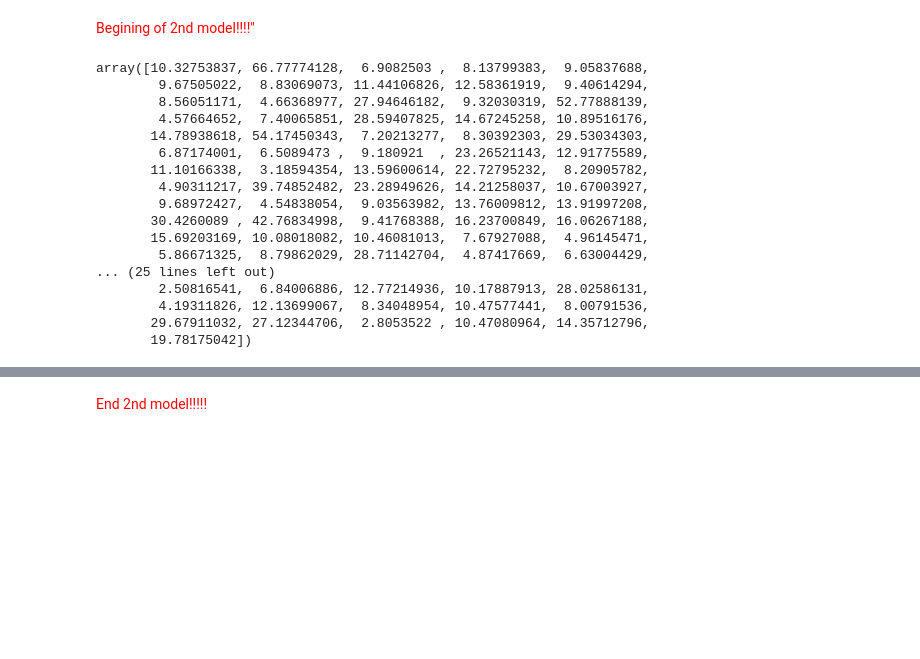
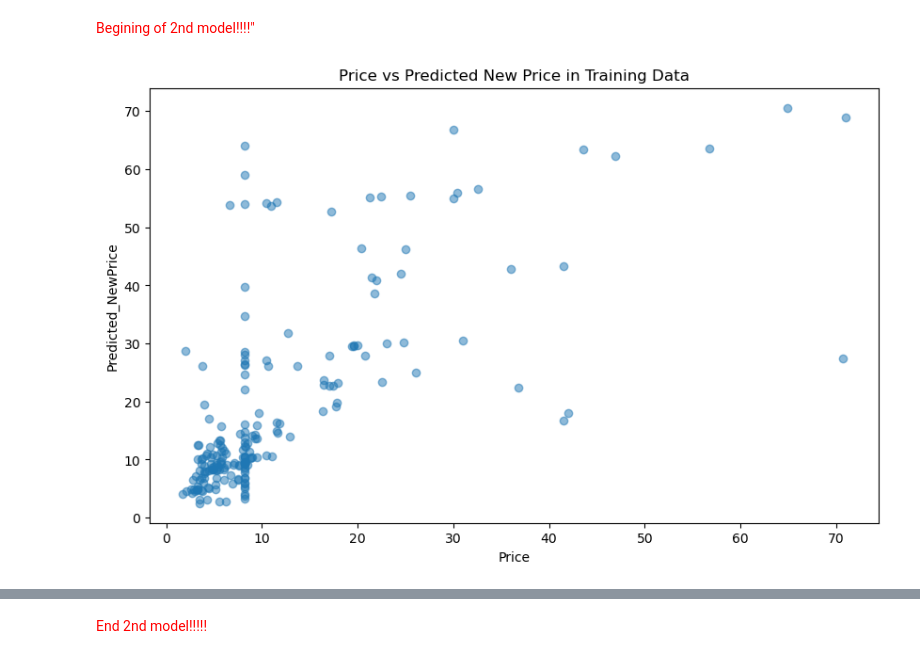
Before and after one commit to RasimBa/Used_Cars_Kaggle, a Jupyter notebook: Used_Cars_Kaggle.ipynb, the cells around one changed output, grey strips where cells are left out. Saved outputs shown, nothing was run; the diff lists cells and outputs as text; code cells hidden in the pictures; blank space fills up the shorter version.

```diff
--- a/Used_Cars_Kaggle.ipynb
+++ b/Used_Cars_Kaggle.ipynb
@@ -337,22 +335,14 @@ LR = LinearRegression().fit(X_train, y_train)
 # %%
 predictions2 = LR.predict(X_test)
 # %%
-predictions
+X_test['Predicted_NewPrice'] = predictions2
-# %% [output]
-array([10.32753837, 66.77774128,  6.9082503 ,  8.13799383,  9.05837688,
-        9.67505022,  8.83069073, 11.44106826, 12.58361919,  9.40614294,
-        8.56051171,  4.66368977, 27.94646182,  9.32030319, 52.77888139,
-        4.57664652,  7.40065851, 28.59407825, 14.67245258, 10.89516176,
-       14.78938618, 54.17450343,  7.20213277,  8.30392303, 29.53034303,
-        6.87174001,  6.5089473 ,  9.180921  , 23.26521143, 12.91775589,
-       11.10166338,  3.18594354, 13.59600614, 22.72795232,  8.20905782,
-        4.90311217, 39.74852482, 23.28949626, 14.21258037, 10.67003927,
-        9.68972427,  4.54838054,  9.03563982, 13.76009812, 13.91997208,
-       30.4260089 , 42.76834998,  9.41768388, 16.23700849, 16.06267188,
-       15.69203169, 10.08018082, 10.46081013,  7.67927088,  4.96145471,
-        5.86671325,  8.79862029, 28.71142704,  4.87417669,  6.63004429,
-... (25 lines left out)
-        2.50816541,  6.84006886, 12.77214936, 10.17887913, 28.02586131,
-        4.19311826, 12.13699067,  8.34048954, 10.47577441,  8.00791536,
-       29.67911032, 27.12344706,  2.8053522 , 10.47080964, 14.35712796,
-       19.78175042])
+# %%
+# Step 1: Visualize 'Price' vs 'New_Price' in training data
+plt.figure(figsize=(10, 6))
+plt.scatter(X_test['Price'], X_test['Predicted_NewPrice'], alpha=0.5)
+plt.xlabel('Price')
+plt.ylabel('Predicted_NewPrice')
+plt.title('Price vs Predicted New Price in Training Data')
+plt.show()
+# %% [output]
+[figure, added]
```
Also changed, not shown: parts of 12 cells of this notebook.
